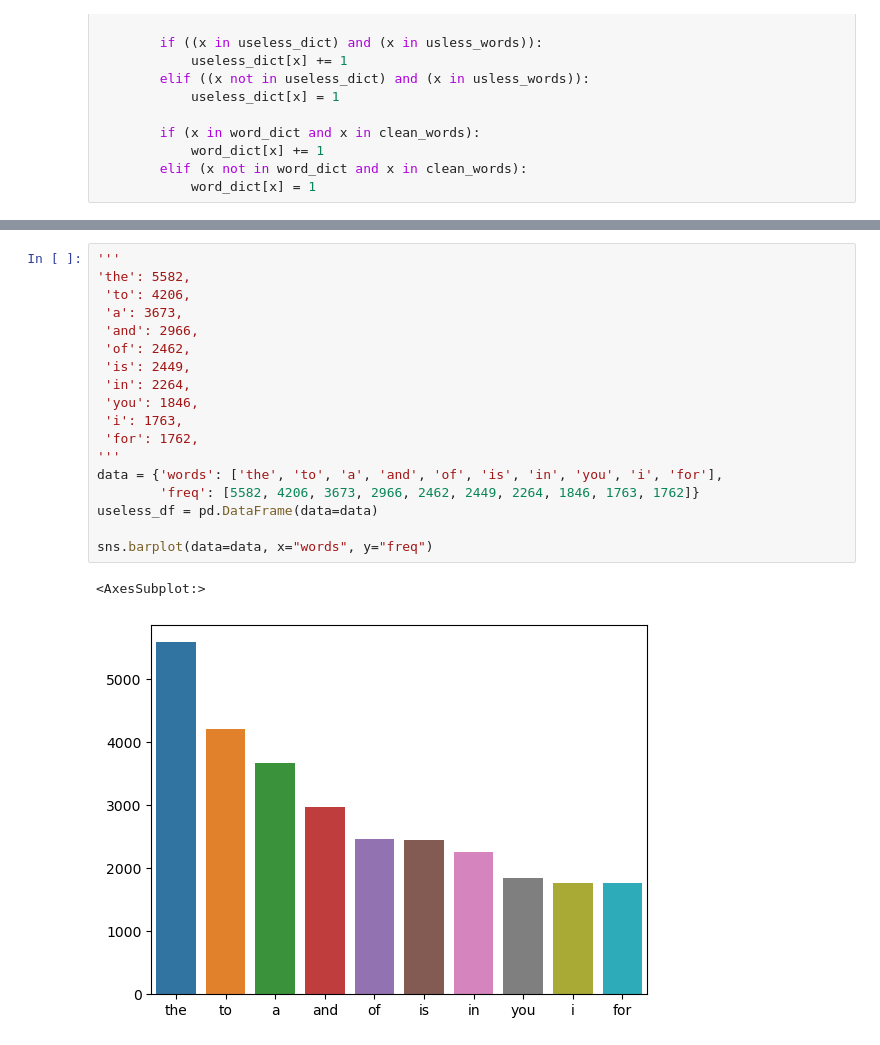
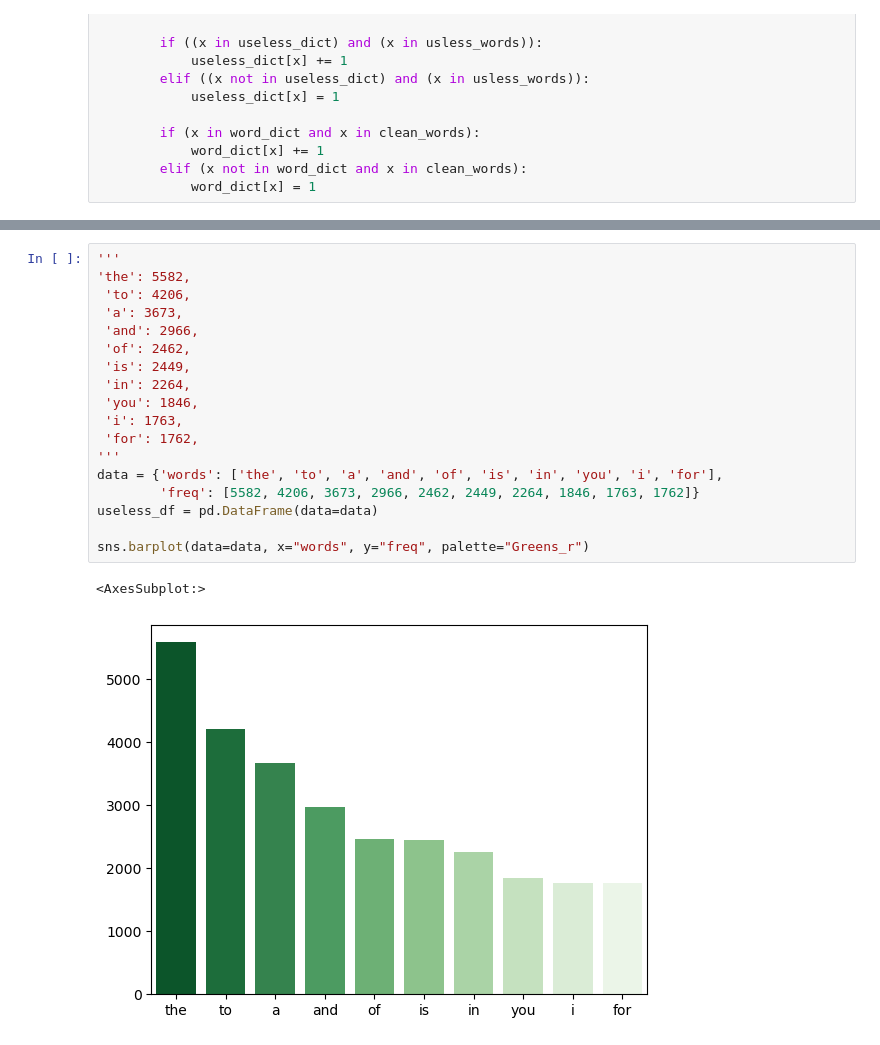
Before and after one commit to MoistRock1743/TeslaDataProject, a Jupyter notebook: DataCleanse.ipynb, the cells around one changed output, grey strips where cells are left out. Saved outputs shown, nothing was run; the diff lists cells and outputs as text.

Commit message:
Make the visualizations better

```diff
--- a/DataCleanse.ipynb
+++ b/DataCleanse.ipynb
@@ -250,21 +255,21 @@ sns.barplot(data=data, x="words", y="freq")
 # %%
 '''
 'the': 5582,
  'to': 4206,
  'a': 3673,
  'and': 2966,
  'of': 2462,
  'is': 2449,
  'in': 2264,
  'you': 1846,
  'i': 1763,
  'for': 1762,
 '''
 data = {'words': ['the', 'to', 'a', 'and', 'of', 'is', 'in', 'you', 'i', 'for'],
         'freq': [5582, 4206, 3673, 2966, 2462, 2449, 2264, 1846, 1763, 1762]}
 useless_df = pd.DataFrame(data=data)
 
-sns.barplot(data=data, x="words", y="freq")
+sns.barplot(data=data, x="words", y="freq", palette="Greens_r")
 # %% [output]
 <AxesSubplot:>
-[figure, old version]
+[figure, new version]
```
Also changed, not shown: parts of 9 cells of this notebook.
